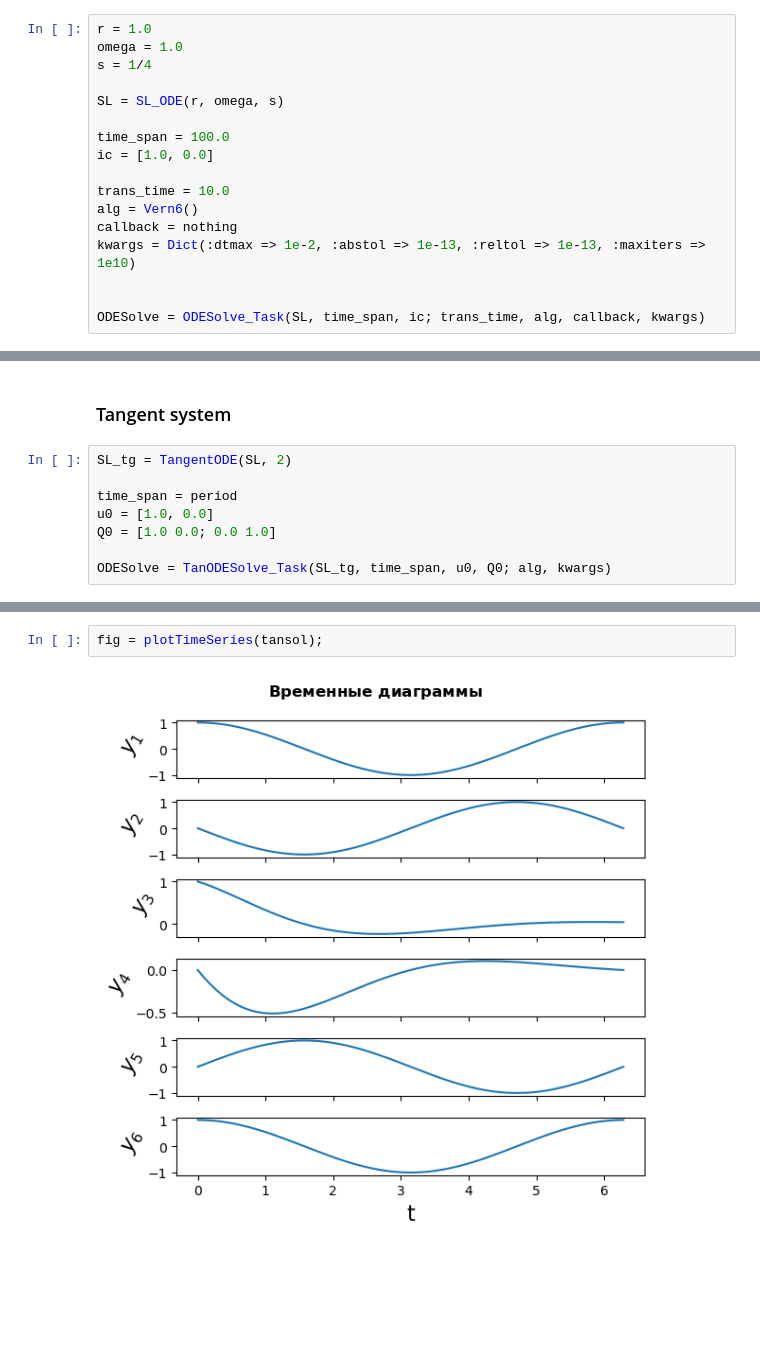
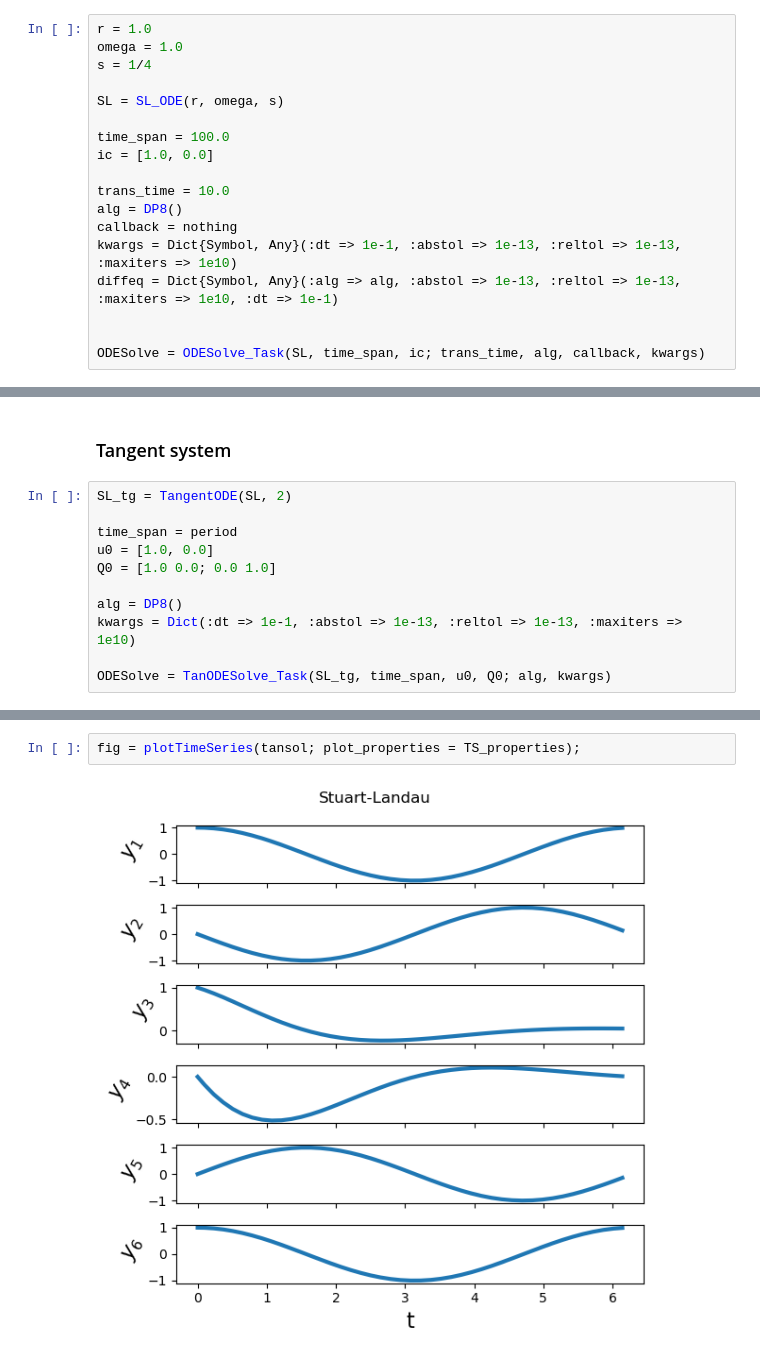
Before and after one commit to Artyom91150/Coupled_contours, a Jupyter notebook: SL_notebook.ipynb, the cells around one changed output, grey strips where cells are left out. Drawn from its saved outputs; the diff is of its cells as text; blank space fills up the shorter version.

```diff
--- a/SL_notebook.ipynb
+++ b/SL_notebook.ipynb
@@ -46,9 +48,10 @@ time_span = 100.0
 ic = [1.0, 0.0]
 
 trans_time = 10.0
-alg = Vern6()
+alg = DP8()
 callback = nothing
-kwargs = Dict(:dtmax => 1e-2, :abstol => 1e-13, :reltol => 1e-13, :maxiters => 1e10)
+kwargs = Dict{Symbol, Any}(:dt => 1e-1, :abstol => 1e-13, :reltol => 1e-13, :maxiters => 1e10)
+diffeq = Dict{Symbol, Any}(:alg => alg, :abstol => 1e-13, :reltol => 1e-13, :maxiters => 1e10, :dt => 1e-1)
 
 
 ODESolve = ODESolve_Task(SL, time_span, ic; trans_time, alg, callback, kwargs)
@@ -142,6 +179,9 @@ time_span = period
 u0 = [1.0, 0.0]
 Q0 = [1.0 0.0; 0.0 1.0]
 
+alg = DP8()
+kwargs = Dict(:dt => 1e-1, :abstol => 1e-13, :reltol => 1e-13, :maxiters => 1e10)
+
 ODESolve = TanODESolve_Task(SL_tg, time_span, u0, Q0; alg, kwargs)
 # %% [output]
 [ODE::TangentODE]: [ODE::SL_ODE]: [r::Float64]: 1.0
@@ -167,9 +207,9 @@ tansol = ODESolve()
 [y_events]: 1-element Vector{Matrix{Float64}} with size 0x0
 [retcode]: Success
 # %%
-fig = plotTimeSeries(tansol);
+fig = plotTimeSeries(tansol; plot_properties = TS_properties);
 # %% [output]
-[figure, old version]
+[figure, new version]
 # %%
 W = [y[end] for y in tansol.y][3:6]
 # %% [output]
```
Also changed, not shown: parts of 23 cells of this notebook, 1 other file.
